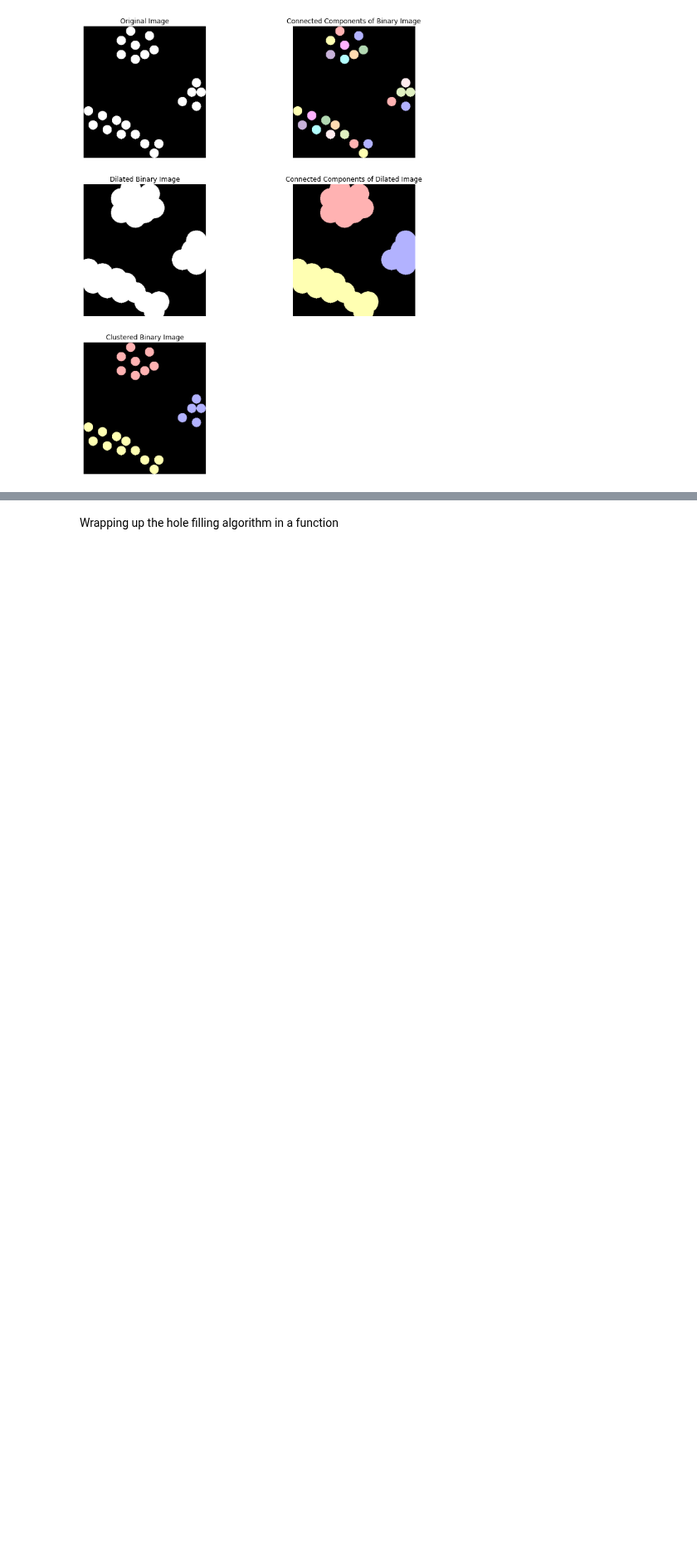
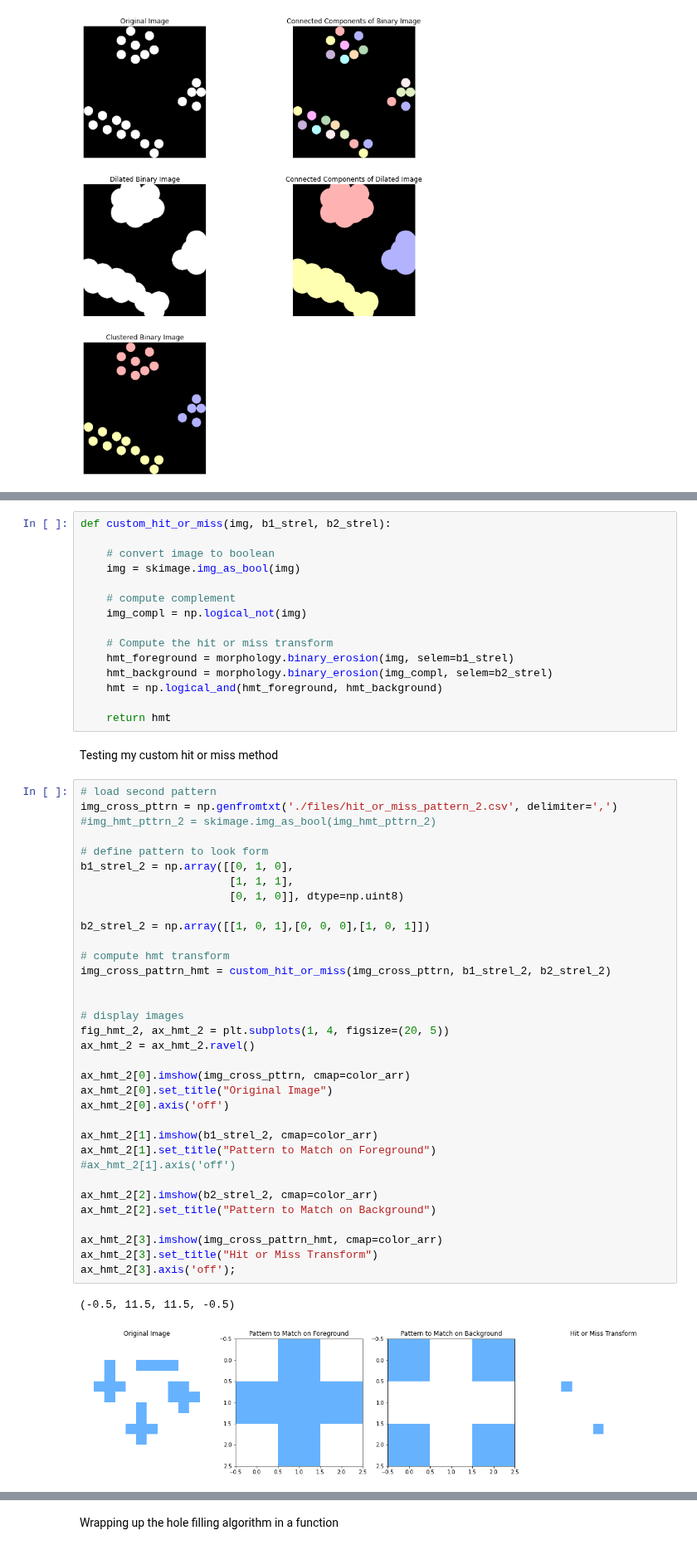
Before and after one commit to ecolon08/Digital-Image-Processing, a Jupyter notebook: Morphological Image Processing/ec_dip_morphological_01.ipynb, the cells around one changed output, grey strips where cells are left out. Shown at 83% size. Saved outputs shown, nothing was run; the diff lists cells and outputs as text; blank space fills up the shorter version.

```diff
--- a/Morphological Image Processing/ec_dip_morphological_01.ipynb
+++ b/Morphological Image Processing/ec_dip_morphological_01.ipynb
@@ -302,3 +380,57 @@ There are 23 connected components in the image
+# %%
+def custom_hit_or_miss(img, b1_strel, b2_strel):
+
+    # convert image to boolean
+    img = skimage.img_as_bool(img)
+
+    # compute complement
+    img_compl = np.logical_not(img)
+
+    # Compute the hit or miss transform
+    hmt_foreground = morphology.binary_erosion(img, selem=b1_strel)
+    hmt_background = morphology.binary_erosion(img_compl, selem=b2_strel)
+    hmt = np.logical_and(hmt_foreground, hmt_background)
+
+    return hmt
+# %% [markdown]
+Testing my custom hit or miss method
+# %%
+# load second pattern
+img_cross_pttrn = np.genfromtxt('./files/hit_or_miss_pattern_2.csv', delimiter=',')
+#img_hmt_pttrn_2 = skimage.img_as_bool(img_hmt_pttrn_2)
+
+# define pattern to look form
+b1_strel_2 = np.array([[0, 1, 0],
+                       [1, 1, 1],
+                       [0, 1, 0]], dtype=np.uint8)
+
+b2_strel_2 = np.array([[1, 0, 1],[0, 0, 0],[1, 0, 1]])
+
+# compute hmt transform
+img_cross_pattrn_hmt = custom_hit_or_miss(img_cross_pttrn, b1_strel_2, b2_strel_2)
+
+
+# display images
+fig_hmt_2, ax_hmt_2 = plt.subplots(1, 4, figsize=(20, 5))
+ax_hmt_2 = ax_hmt_2.ravel()
+
+ax_hmt_2[0].imshow(img_cross_pttrn, cmap=color_arr)
+ax_hmt_2[0].set_title("Original Image")
+ax_hmt_2[0].axis('off')
+
+ax_hmt_2[1].imshow(b1_strel_2, cmap=color_arr)
+ax_hmt_2[1].set_title("Pattern to Match on Foreground")
+#ax_hmt_2[1].axis('off')
+
+ax_hmt_2[2].imshow(b2_strel_2, cmap=color_arr)
+ax_hmt_2[2].set_title("Pattern to Match on Background")
+
+ax_hmt_2[3].imshow(img_cross_pattrn_hmt, cmap=color_arr)
+ax_hmt_2[3].set_title("Hit or Miss Transform")
+ax_hmt_2[3].axis('off');
+# %% [output]
+(-0.5, 11.5, 11.5, -0.5)
+[figure, added]
 # %% [markdown]
 #### Morphological Reconstruction
 
```
Also changed, not shown: parts of 6 cells of this notebook.
